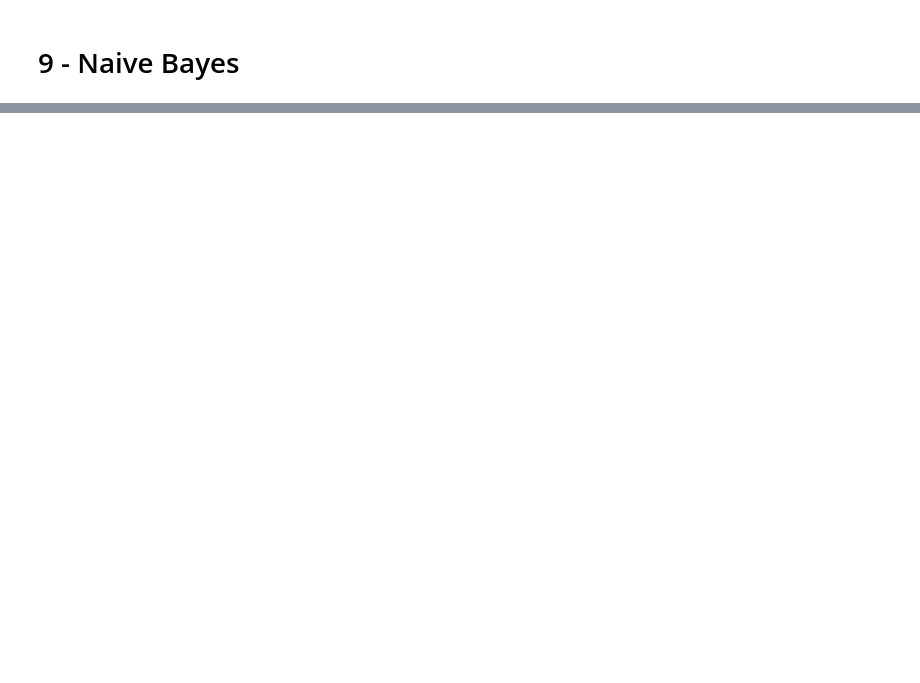
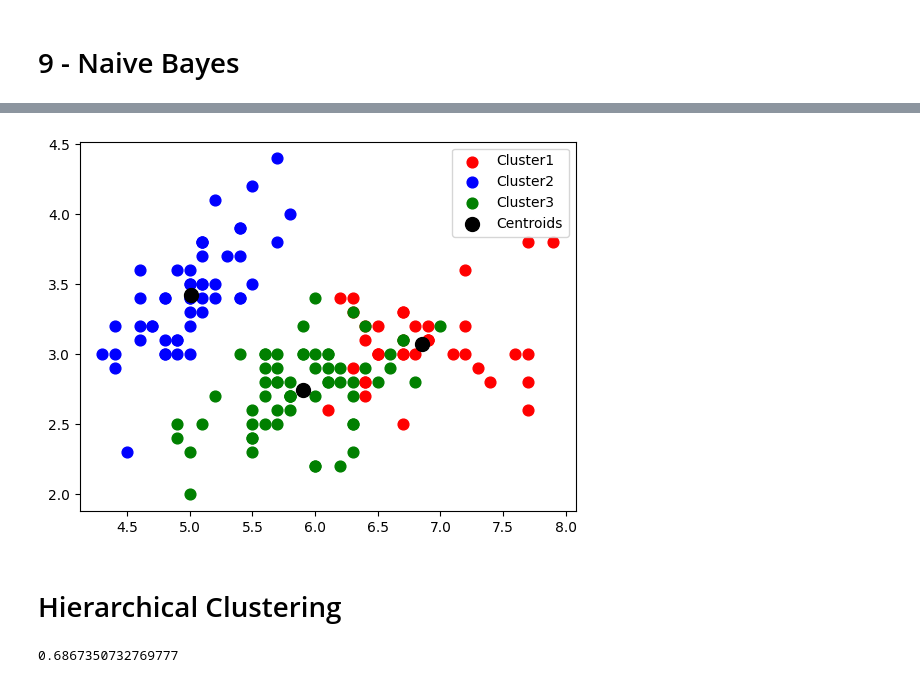
Before and after one commit to Emilinjoseph/Iris-dataset-prediction-using-different-classification-models, a Jupyter notebook: Classification Algorithms Using IRIS dataset.ipynb, the cells around one changed output, grey strips where cells are left out. Saved outputs shown, nothing was run; the diff lists cells and outputs as text; code cells hidden in the pictures; blank space fills up the shorter version.

```diff
--- a/Classification Algorithms Using IRIS dataset.ipynb
+++ b/Classification Algorithms Using IRIS dataset.ipynb
@@ -598,0 +656,9 @@ weighted avg       1.00      1.00      1.00        30
+# %%
+kmeans = KMeans(n_clusters=3)
+kmeans_pred = kmeans.fit_predict(X)
+print(kmeans_pred)
+
+silhouette_score(X, kmeans_pred)
+
+#The best value is 1 and the worst value is -1. Values near 0 indicate overlapping clusters.
+#Negative values generally indicate that a sample has been assigned to the wrong cluster, as a different cluster is more similar
@@ -598,0 +672,24 @@ weighted avg       1.00      1.00      1.00        30
+# %%
+plt.scatter(X[kmeans_pred == 0, 0], X[kmeans_pred == 0, 1], s = 60, c = 'red', label = 'Cluster1')
+plt.scatter(X[kmeans_pred == 1, 0], X[kmeans_pred == 1, 1], s = 60, c = 'blue', label = 'Cluster2')
+plt.scatter(X[kmeans_pred == 2, 0], X[kmeans_pred == 2, 1], s = 60, c = 'green', label = 'Cluster3')
+
+plt.scatter(kmeans.cluster_centers_[:, 0], kmeans.cluster_centers_[:, 1], s = 100, c = 'black', label = 'Centroids')
+
+plt.legend()
+
+plt.show()
+# %% [output]
+[figure, added]
+# %% [markdown]
+# Hierarchical Clustering
+# %%
+from sklearn.cluster import AgglomerativeClustering
+
+hc = AgglomerativeClustering(n_clusters = 2, affinity = 'euclidean', linkage = 'ward')
+hc_pred = hc.fit_predict(X)
+hc_pred
+
+silhouette_score(X, hc_pred)
+# %% [output]
+0.6867350732769777
```
Also changed, not shown: parts of 23 cells of this notebook.
